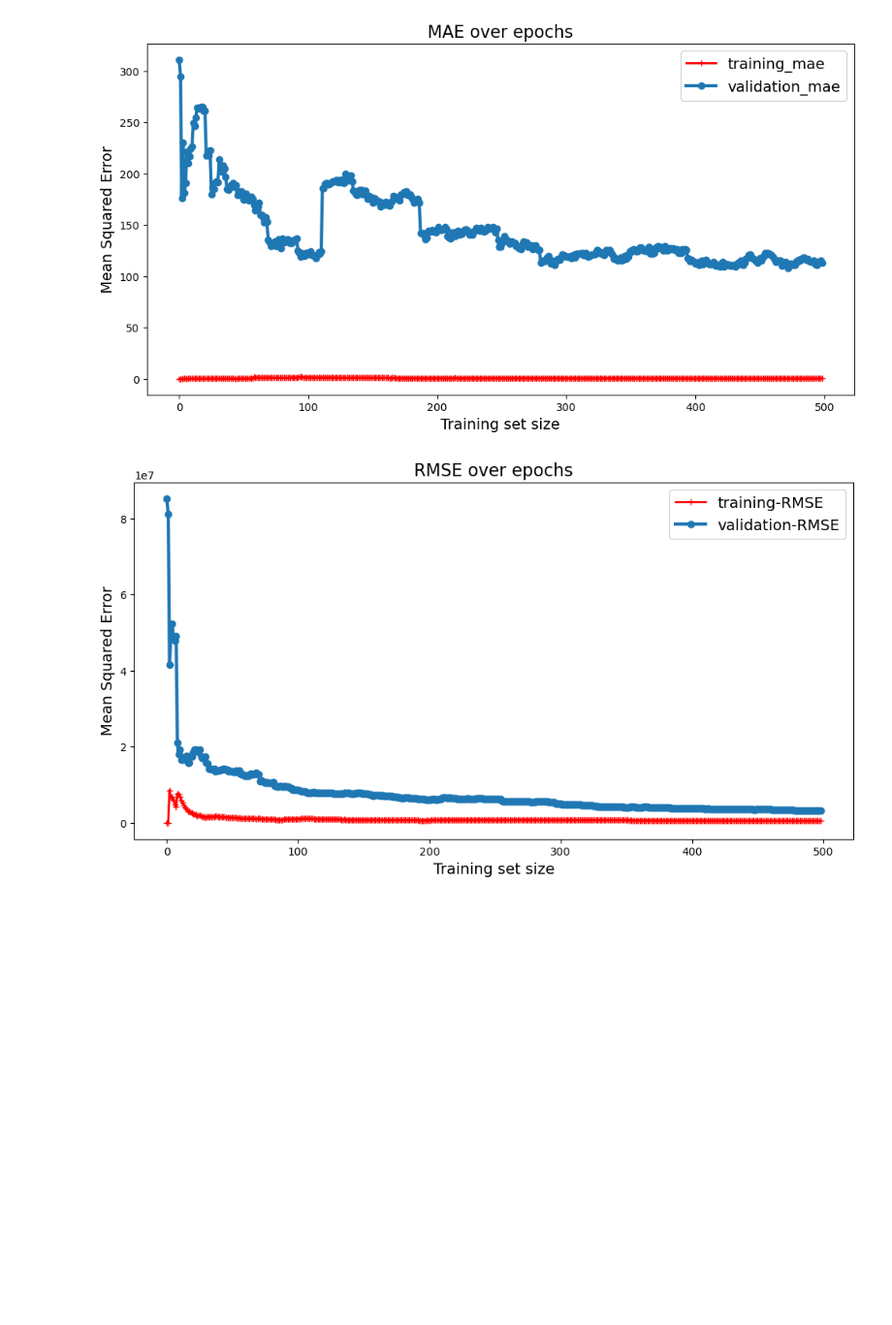
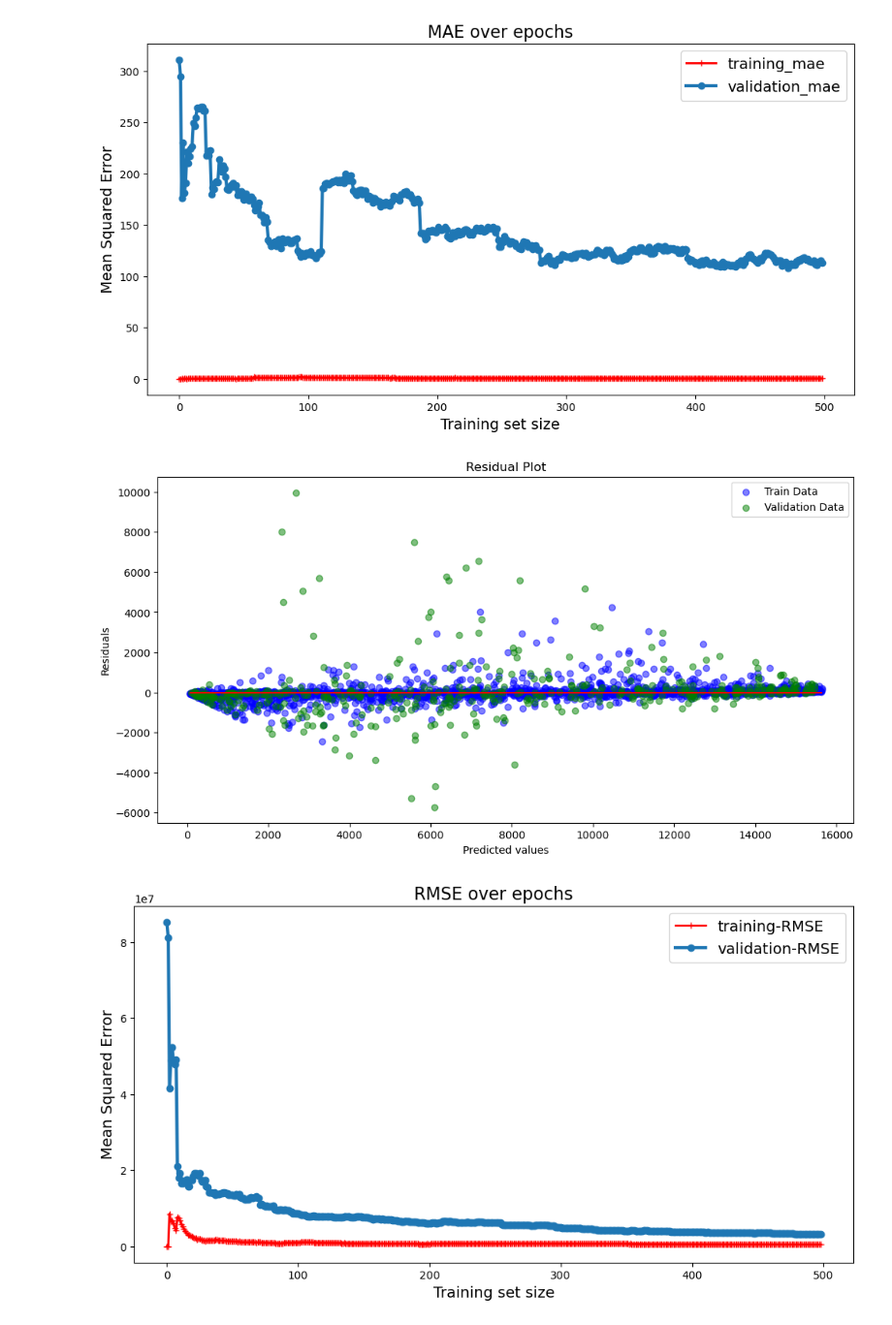
Before and after one commit to Hritik003/Optimization-of-OWC-using-ML-models, a Jupyter notebook: Random_forest.ipynb, the cells around one changed output. Shown: that part at 97% size. Cells and saved outputs as stored; diff of their text form; code cells hidden in the pictures; blank space fills up the shorter version.

Commit message:
added residual plot code

```diff
--- a/Random_forest.ipynb
+++ b/Random_forest.ipynb
@@ -53,6 +53,26 @@ plt.title("MAE over epochs", fontsize=16)
 plt.show()
 # %% [output]
 [figure]
+# %%
+random_forest_model.fit(X_train, y_train)
+y_train_pred = random_forest_model.predict(X_train)
+y_val_pred = random_forest_model.predict(X_val)
+train_residuals = y_train - y_train_pred
+val_residuals = y_val - y_val_pred
+
+
+
+plt.figure(figsize=(12, 6))
+plt.scatter(y_train_pred, train_residuals, color='blue', label='Train Data', alpha=0.5)
+plt.scatter(y_val_pred, val_residuals, color='green', label='Validation Data', alpha=0.5)
+plt.hlines(y=0, xmin=min(y_train_pred), xmax=max(y_train_pred), color='red')
+plt.xlabel('Predicted values')
+plt.ylabel('Residuals')
+plt.title('Residual Plot')
+plt.legend()
+plt.show()
+# %% [output]
+[figure, added]
 # %%
 plt.figure(figsize=(12, 6))
 plt.plot(train_errors, "r-+", linewidth=2, label="training-RMSE")
```
Also changed, not shown: parts of 3 cells of this notebook.
